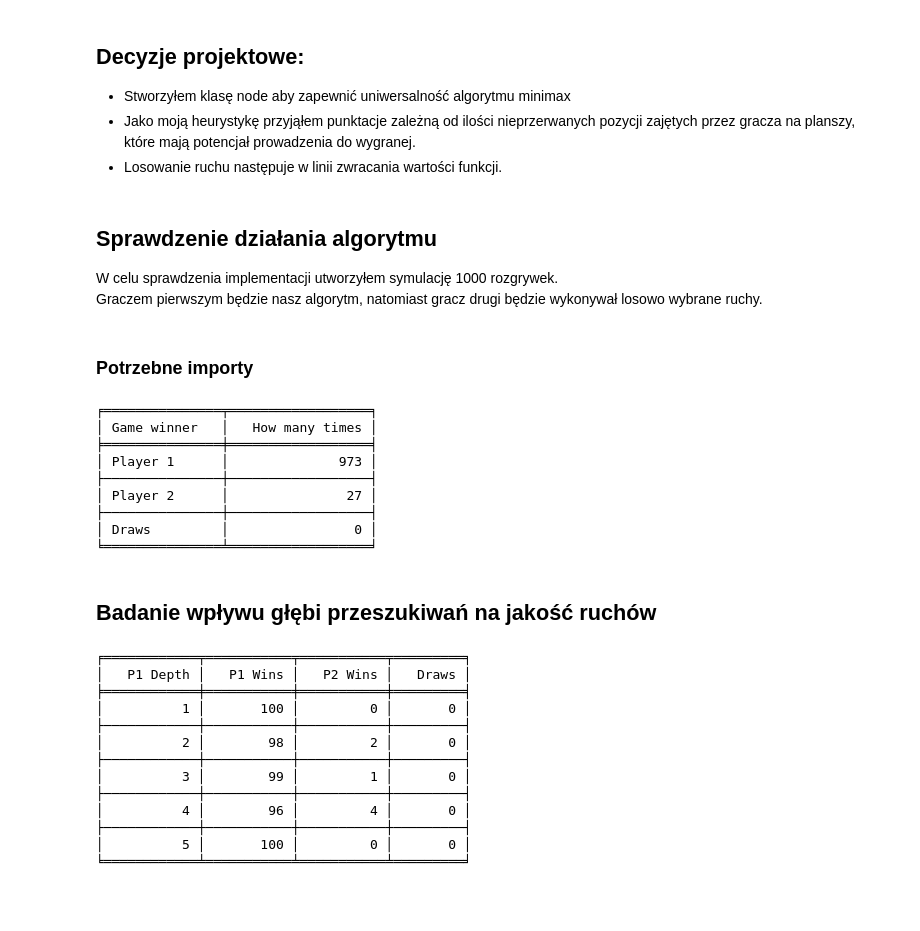
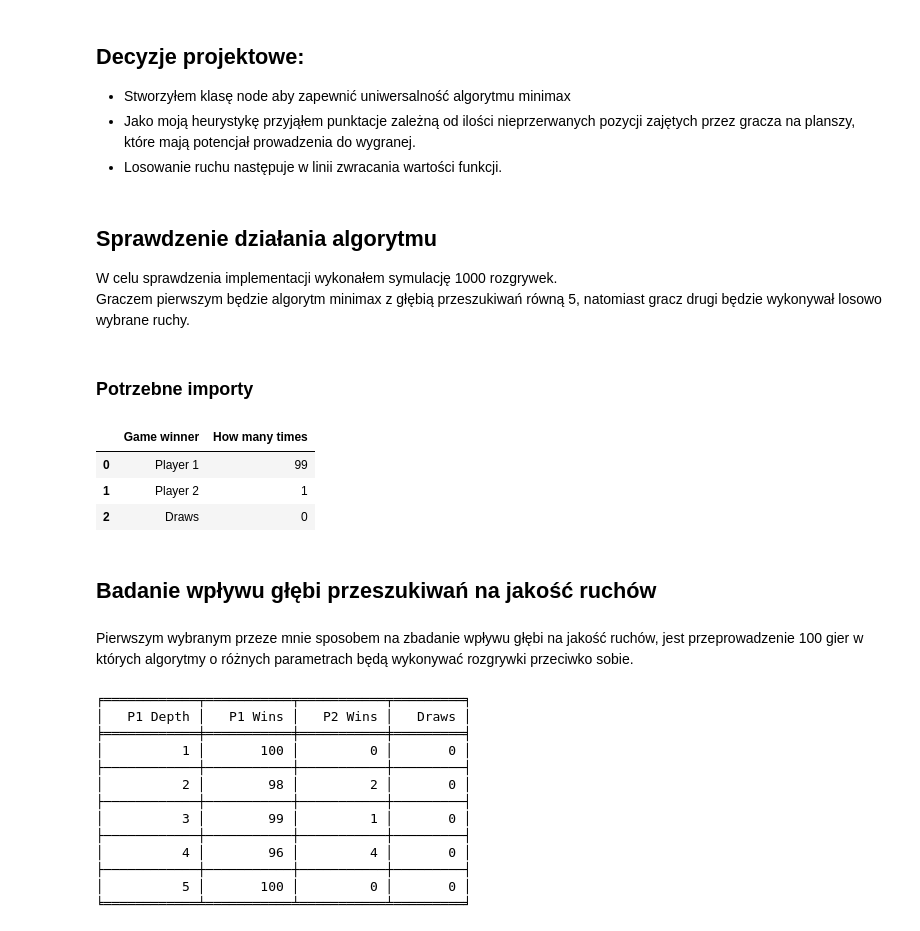
Before and after one commit to mbo009/WSI23Z, a Jupyter notebook: LAB03/raport.ipynb, the cells around one changed output. Cells and saved outputs as stored; diff of their text form; code cells hidden in the pictures; blank space fills up the shorter version.

```diff
--- a/LAB03/raport.ipynb
+++ b/LAB03/raport.ipynb
@@ -13,8 +13,8 @@
 - Losowanie ruchu następuje w linii zwracania wartości funkcji.
 # %% [markdown]
 ## Sprawdzenie działania algorytmu
-W celu sprawdzenia implementacji utworzyłem symulację 1000 rozgrywek. <br>
-Graczem pierwszym będzie nasz algorytm, natomiast gracz drugi będzie wykonywał losowo wybrane ruchy.
+W celu sprawdzenia implementacji wykonałem symulację 1000 rozgrywek. <br>
+Graczem pierwszym będzie algorytm minimax z głębią przeszukiwań równą 5, natomiast gracz drugi będzie wykonywał losowo wybrane ruchy.
 # %% [markdown]
 ### Potrzebne importy
 # %%
@@ -23,20 +23,18 @@ from tabulate import tabulate
 # %%
-p1, p2, draws = simulateMultipleGames(1000, [False, 3, 0, 20], [True, 3, 0, 20])
+p1, p2, draws = simulateMultipleGames(100, [False, 3, 0, 20], [True])
 data = [["Player 1", p1],
         ["Player 2", p2],
         ["Draws", draws]]
 columns = ["Game winner", "How many times"]
-print(tabulate(data, headers=columns, tablefmt="fancy_grid"))
+df = pd.DataFrame(data, columns=columns)
+df
 # %% [output]
-╒═══════════════╤══════════════════╕
-│ Game winner   │   How many times │
-╞═══════════════╪══════════════════╡
-│ Player 1      │              973 │
-├───────────────┼──────────────────┤
-│ Player 2      │               27 │
-├───────────────┼──────────────────┤
-│ Draws         │                0 │
-╘═══════════════╧══════════════════╛
+|  | Game winner | How many times |
+| 0 | Player 1 | 99 |
+| 1 | Player 2 | 1 |
+| 2 | Draws | 0 |
 # %% [markdown]
 ## Badanie wpływu głębi przeszukiwań na jakość ruchów
+# %% [markdown]
+Pierwszym wybranym przeze mnie sposobem na zbadanie wpływu głębi na jakość ruchów, jest przeprowadzenie 100 gier w których algorytmy o różnych parametrach będą wykonywać rozgrywki przeciwko sobie.
 # %%
```
Also changed, not shown: parts of 8 cells of this notebook, 1 other file.
